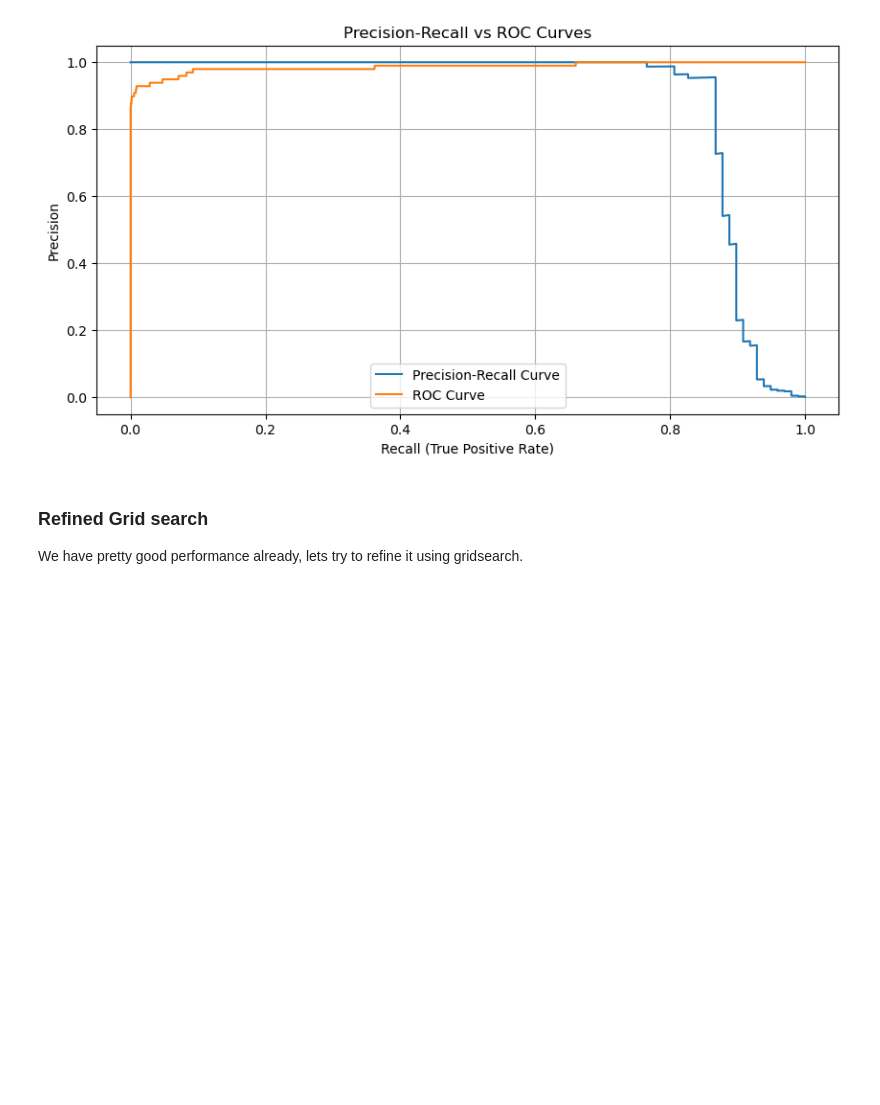
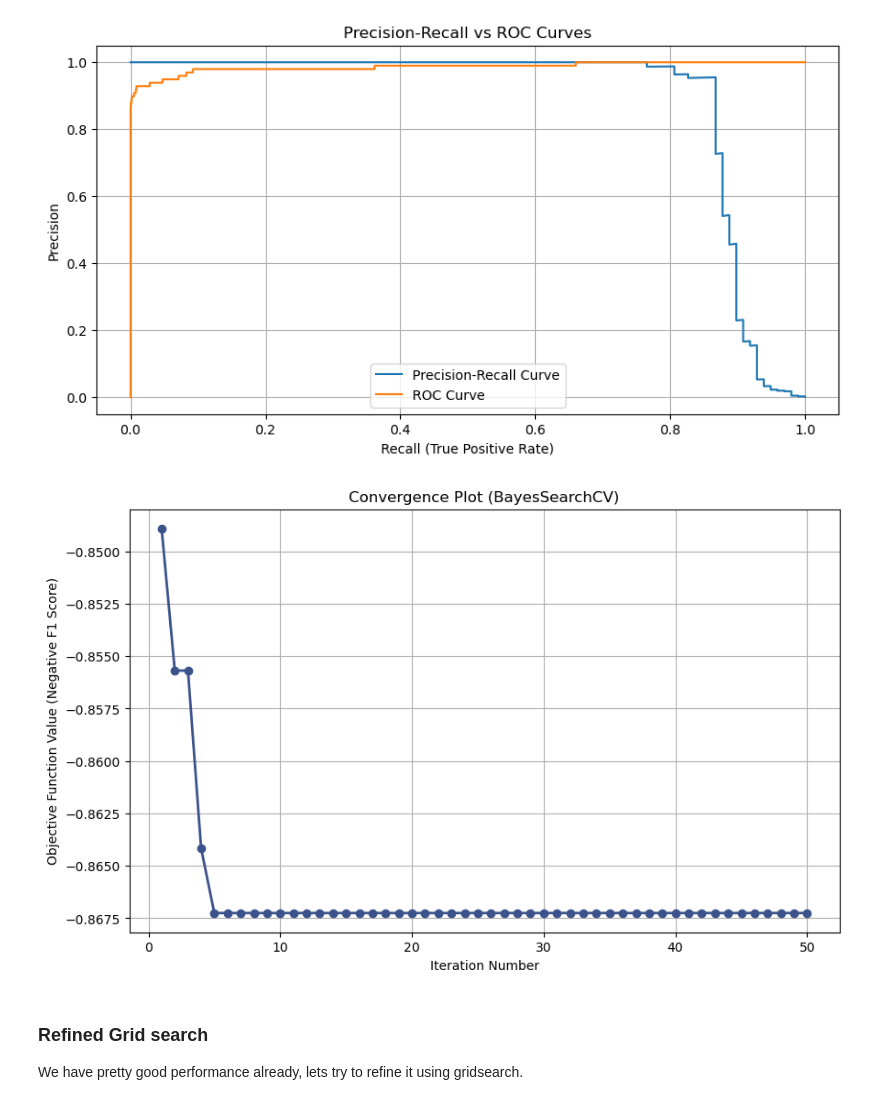
Before and after one commit to itxtx/credit_card_fraud_prediction, a Jupyter notebook: xgboost.ipynb, the cells around one changed output. Saved outputs shown, nothing was run; the diff lists cells and outputs as text; code cells hidden in the pictures; blank space fills up the shorter version.

```diff
--- a/xgboost.ipynb
+++ b/xgboost.ipynb
@@ -342,6 +342,19 @@ plt.grid(True)
 plt.show()
 # %% [output]
 [figure]
+# %%
+from skopt.plots import plot_convergence
+optimize_result = bayes_search_xgb.optimizer_results_[0]
+
+plt.figure(figsize=(10, 6)) # Optional: Adjust figure size
+plot_convergence(optimize_result)
+plt.title('Convergence Plot (BayesSearchCV)')
+plt.ylabel('Objective Function Value (Negative F1 Score)') # Adjust label if needed
+plt.xlabel('Iteration Number')
+plt.grid(True)
+plt.show()
+# %% [output]
+[figure, added]
 # %% [markdown]
 ### Refined Grid search
 
```
Also changed, not shown: parts of 1 cell of this notebook, 1 other file.
